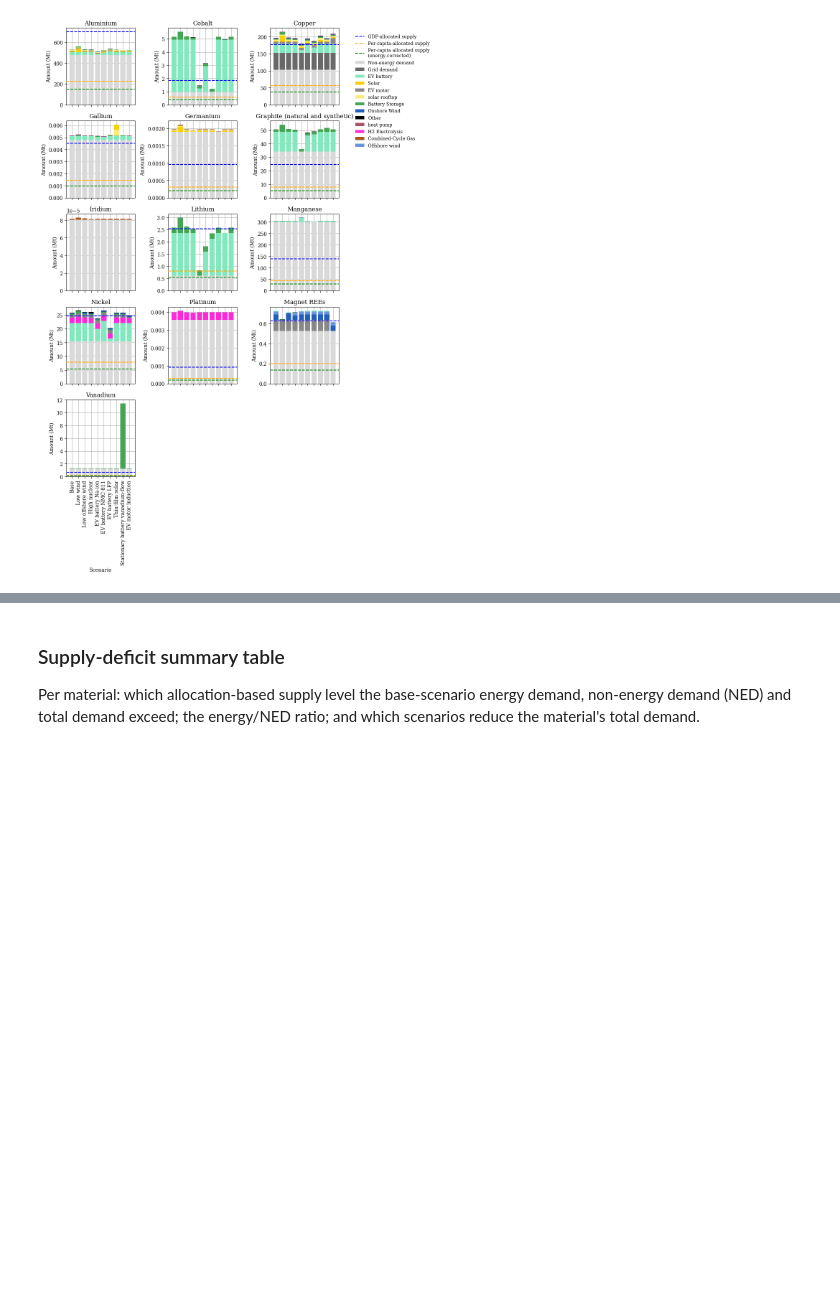
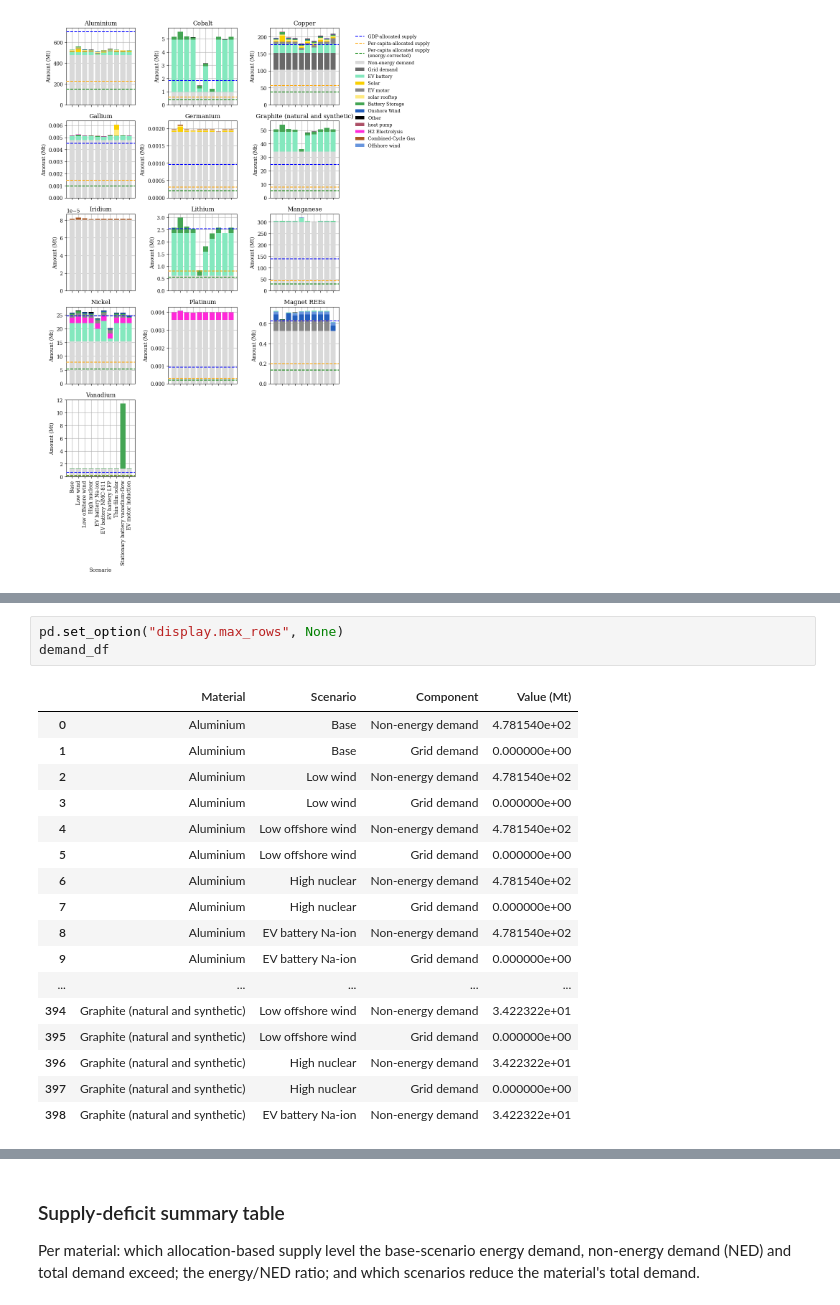
Before and after one commit to ayshaC/pypsa-eur, a Jupyter notebook: analysis/mineral_analysis.ipynb, the cells around one changed output, grey strips where cells are left out. Cells and saved outputs as stored; diff of their text form; blank space fills up the shorter version.

```diff
--- a/analysis/mineral_analysis.ipynb
+++ b/analysis/mineral_analysis.ipynb
@@ -1500,0 +1537,21 @@ plot_mineral_scenario_comparison(
+# %%
+pd.set_option("display.max_rows", None)
+demand_df
+# %% [output]
+|  | Material | Scenario | Component | Value (Mt) |
+| 0 | Aluminium | Base | Non-energy demand | 4.781540e+02 |
+| 1 | Aluminium | Base | Grid demand | 0.000000e+00 |
+| 2 | Aluminium | Low wind | Non-energy demand | 4.781540e+02 |
+| 3 | Aluminium | Low wind | Grid demand | 0.000000e+00 |
+| 4 | Aluminium | Low offshore wind | Non-energy demand | 4.781540e+02 |
+| 5 | Aluminium | Low offshore wind | Grid demand | 0.000000e+00 |
+| 6 | Aluminium | High nuclear | Non-energy demand | 4.781540e+02 |
+| 7 | Aluminium | High nuclear | Grid demand | 0.000000e+00 |
+| 8 | Aluminium | EV battery Na-ion | Non-energy demand | 4.781540e+02 |
+| 9 | Aluminium | EV battery Na-ion | Grid demand | 0.000000e+00 |
+| ... | ... | ... | ... | ... |
+| 394 | Graphite (natural and synthetic) | Low offshore wind | Non-energy demand | 3.422322e+01 |
+| 395 | Graphite (natural and synthetic) | Low offshore wind | Grid demand | 0.000000e+00 |
+| 396 | Graphite (natural and synthetic) | High nuclear | Non-energy demand | 3.422322e+01 |
+| 397 | Graphite (natural and synthetic) | High nuclear | Grid demand | 0.000000e+00 |
+| 398 | Graphite (natural and synthetic) | EV battery Na-ion | Non-energy demand | 3.422322e+01 |
```
Also changed, not shown: parts of 3 cells of this notebook.
